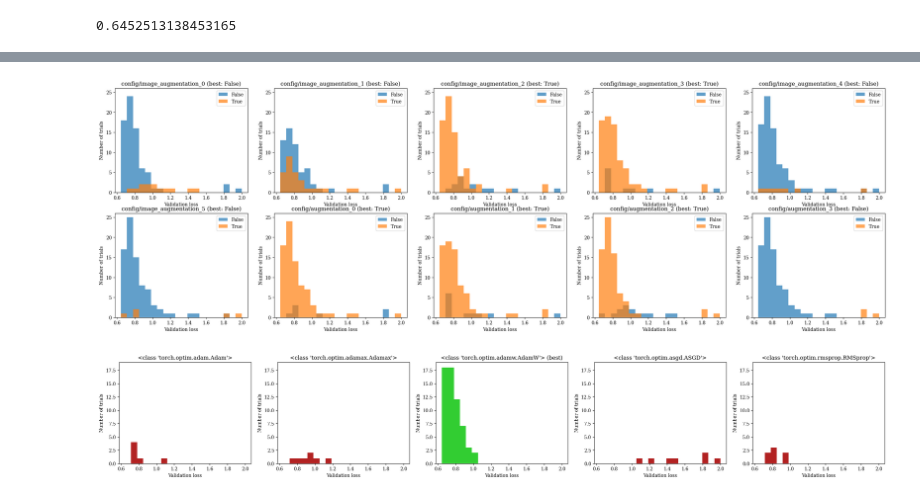
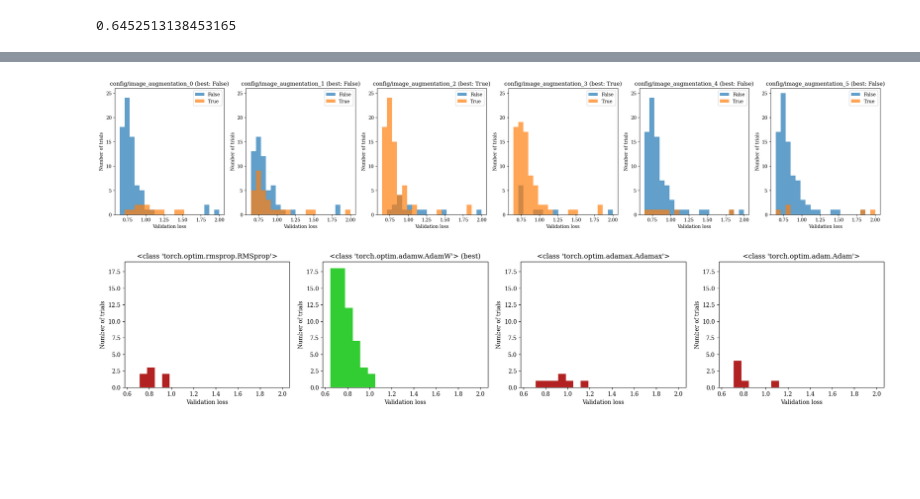
Before and after one commit to Whojo/Autonomous-Navigation-Offroad-by-traversability-analysis, a Jupyter notebook: src/models_development/multimodal_velocity_regression_alt/hyperparameter-tuning.ipynb, the cells around one changed output, grey strips where cells are left out. Cells and saved outputs as stored; diff of their text form; code cells hidden in the pictures; blank space fills up the shorter version.

Commit message:
Enhanced hp-tuning

```diff
--- a/src/models_development/multimodal_velocity_regression_alt/hyperparameter-tuning.ipynb
+++ b/src/models_development/multimodal_velocity_regression_alt/hyperparameter-tuning.ipynb
@@ -185,7 +253,7 @@ results.experiment_path
 from ray.tune.analysis import ExperimentAnalysis
 
 results = tune.Tuner.restore(
-    "/home/g_thomas/ray_results/trial_2023-10-18_15-53-36/",
+    "/home/g_thomas/ray_results/siamese_hp_tuning_data_aug/",
     trainable=gpu_trial,
 ).get_results()
 # %%
@@ -236,51 +335,64 @@ min(df["val_loss"])
 # %%
 range_ = df["val_loss"].min(), 2
-NB_ROWS = 2
-columns = [col for col in df.columns if "augmentation" in col]
 
-_, ax_list = plt.subplots(
-    NB_ROWS, len(columns) // NB_ROWS, figsize=(3 * len(columns), 9)
-)
 
-for col, ax in zip(columns, ax_list.flatten()):
-    ax.set_title(f"{col} (best: {best[col]})")
-    # ax.set_xticks(rotation=90)
+def plot_trials_binary_config(df, best, column_group):
+    columns = [col for col in df.columns if column_group in col]
 
-    if "augmentation" in col:
+    _, ax_list = plt.subplots(1, len(columns), figsize=(5 * len(columns), 5))
+    if len(columns) == 1:
+        ax_list = [ax_list]
+
+    for col, ax in zip(columns, ax_list):
+        ax.set_title(f"{col} (best: {best[col]})")
         for value, group in df.groupby(col):
             ax.hist(
                 group["val_loss"],
                 label=value,
                 range=range_,
                 bins=20,
                 alpha=0.7,
             )
 
-    ax.set_xlabel("Validation loss")
-    ax.set_ylabel("Number of trials")
-    ax.legend()
-    ax.set_ylim(0, 26)
+        ax.set_xlabel("Validation loss")
+        ax.set_ylabel("Number of trials")
+        ax.legend()
+        ax.set_ylim(0, 26)
+
+
+plot_trials_binary_config(df, best, "config/image_augmentation")
+# plot_trials_binary_config(df, best, "config/augmentation")
+# plot_trials_binary_config(df, best, "config/normalize")
 # %% [output]
-[figure, old version]
+[figure, new version]
 # %%
-_, ax_list = plt.subplots(1, len(optimizers), figsize=(6 * len(optimizers), 4))
+def plot_trials_multiple_config(column_group: str):
+    _, ax_list = plt.subplots(
+        1, len(optimizers), figsize=(6 * len(optimizers), 4)
+    )
 
-for ax, (opt, group) in zip(ax_list, df.groupby("config/optimizer")):
-    title = f"{opt}"
-    color = "firebrick"
-    if str(best["config/optimizer"]) == opt:
-        color = "limegreen"
-        title += " (best)"
+    for ax, (value, group) in zip(
+        ax_list, df.groupby(column_group, sort=False, dropna=False)
+    ):
+        title = f"{value}"
+        color = "firebrick"
+        if str(best[column_group]) == value:
+            color = "limegreen"
+            title += " (best)"
 
-    ax.set_title(title)
-    ax.hist(
-        group["val_loss"],
-        range=range_,
-        bins=20,
-        color=color,
-    )
-    ax.set_xlabel("Validation loss")
-    ax.set_ylabel("Number of trials")
-    ax.set_ylim(0, 19)
+        ax.set_title(title)
+        ax.hist(
+            group["val_loss"],
+            range=range_,
+            bins=20,
+            color=color,
+        )
+        ax.set_xlabel("Validation loss")
+        ax.set_ylabel("Number of trials")
+        ax.set_ylim(0, 19)
+
+
+plot_trials_multiple_config("config/optimizer")
+# plot_trials_multiple_config("config/color_jitter")
 # %% [output]
-[figure, old version]
+[figure, new version]
```
Also changed, not shown: parts of 12 cells of this notebook, 1 other file.
